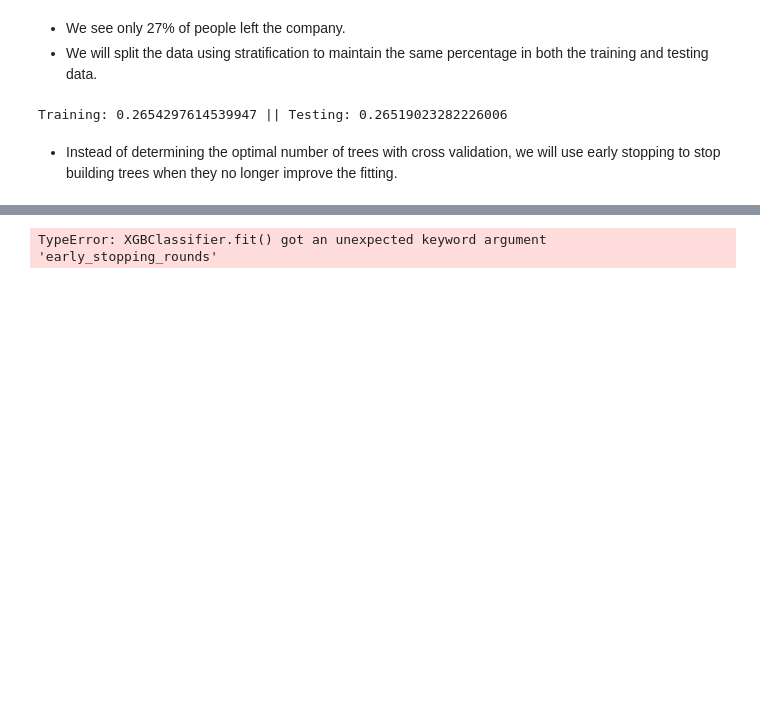
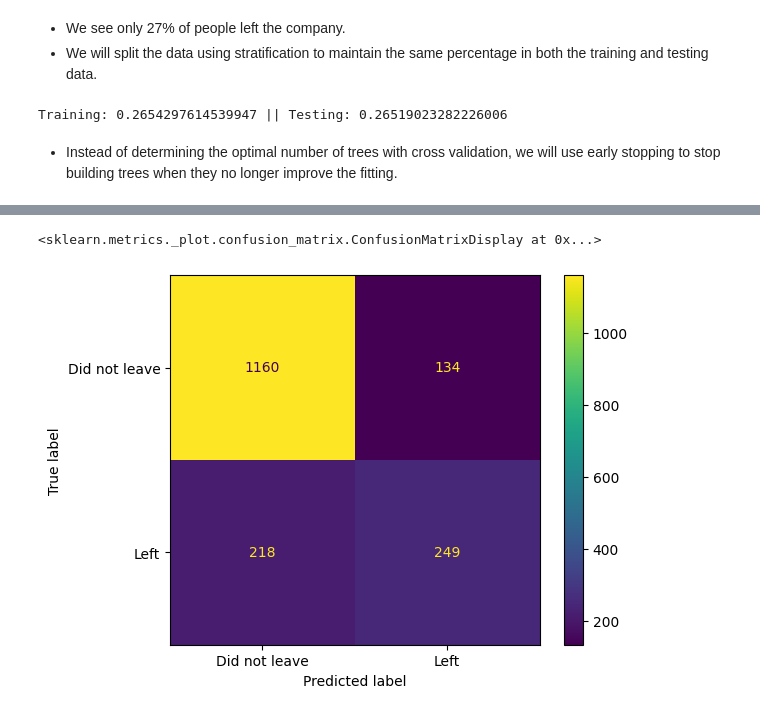
Before and after one commit to Leal-Daniel/DataSciencePractice, a Jupyter notebook: XgboostSandbox.ipynb, the cells around one changed output, grey strips where cells are left out. Cells and saved outputs as stored; diff of their text form; code cells hidden in the pictures; blank space fills up the shorter version.

```diff
--- a/XgboostSandbox.ipynb
+++ b/XgboostSandbox.ipynb
@@ -337,4 +343,12 @@ Training: 0.2654297614539947 || Testing: 0.26519023282226006
 # %% [markdown]
 - Instead of determining the optimal number of trees with cross validation, we will use early stopping to stop building trees when they no longer improve the fitting.
 # %%
-clf_xgb = xgb.XGBClassifier(objective='binary:logistic', missing=None, seed=42)
+clf_xgb = xgb.XGBClassifier(objective='binary:logistic',
+                            missing=np.nan,
+														seed=42,
+														early_stopping_rounds=10,
+                            eval_metric='aucpr')
+clf_xgb.fit(X_train,
+            y_train,
+            verbose=True,
+            eval_set=[(X_test, y_test)])
@@ -341,9 +384,8 @@ clf_xgb = xgb.XGBClassifier(objective='binary:logistic', missing=None, seed=42)
-# %%
-clf_xgb.fit(X_train,
-            y_train,
-            verbose=True,
-            early_stopping_rounds=10,
-            eval_metric='aucpr',
-            eval_set=[(X_test, y_test)])
-# %% [output]
-TypeError: XGBClassifier.fit() got an unexpected keyword argument 'early_stopping_rounds'
+# %%
+y_pred = clf_xgb.predict(X_test)
+cm = confusion_matrix(y_test, y_pred)
+disp = ConfusionMatrixDisplay(cm, display_labels=["Did not leave", "Left"])
+disp.plot(values_format='d')
+# %% [output]
+<sklearn.metrics._plot.confusion_matrix.ConfusionMatrixDisplay at 0x...>
+[figure, added]
```
Also changed, not shown: parts of 7 cells of this notebook.
